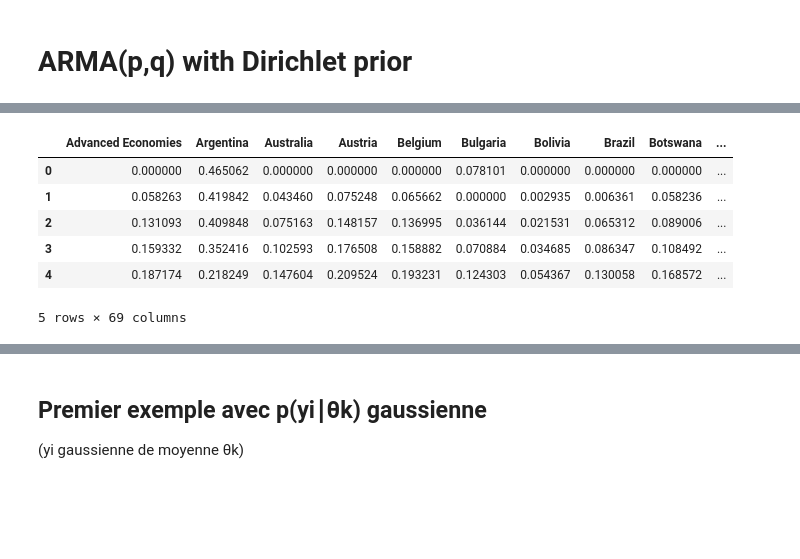
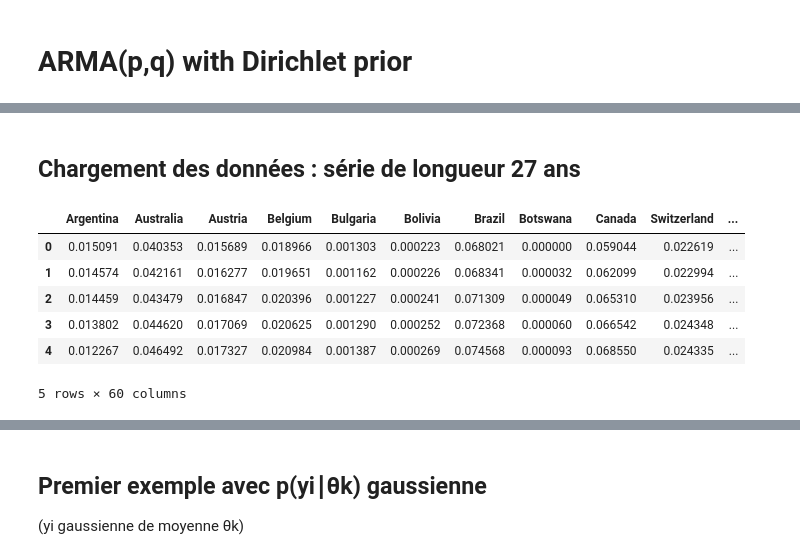
Before and after one commit to AminaManseur29/Bayesian_statistics_project, a Jupyter notebook: Model/Application_1.ipynb, the cells around one changed output, grey strips where cells are left out. Drawn from its saved outputs; the diff is of its cells as text; code cells hidden in the pictures; blank space fills up the shorter version.

Commit message:
Modifs preprocessing + application1
Suppression des colonnes qui ne correspondent pas à un pays (ex: advanced economies)

```diff
--- a/Model/Application_1.ipynb
+++ b/Model/Application_1.ipynb
@@ -12,3 +22,6 @@ import random
+# %% [markdown]
+## Chargement des données : série de longueur 27 ans
 # %%
-# 69 pays, longueur 27 ans (entre 1998 et 2024), normalisé entre 0 et 1
-GDP = pd.read_csv('../Data preprocessing/GDP_yearly_length_27_normalized')
+# N=60 pays, longueur T=27 ans (entre 1998 et 2024), normalisé entre 0 et 1 (par colonne et au global)
+GDP_27 = pd.read_csv('../Data preprocessing/GDP_yearly_27_colnormalized', index_col=0)
+GDP_global_27 = pd.read_csv('../Data preprocessing/GDP_yearly_27_global_normalized')
@@ -19,10 +28,10 @@ GDP = GDP.drop(GDP.columns[0], axis=1)
 # %%
-GDP.head()
+GDP_global_27.head()
 # %% [output]
-|  | Advanced Economies | Argentina | Australia | Austria | Belgium | Bulgaria | Bolivia | Brazil | Botswana | ... |
-| 0 | 0.000000 | 0.465062 | 0.000000 | 0.000000 | 0.000000 | 0.078101 | 0.000000 | 0.000000 | 0.000000 | ... |
-| 1 | 0.058263 | 0.419842 | 0.043460 | 0.075248 | 0.065662 | 0.000000 | 0.002935 | 0.006361 | 0.058236 | ... |
-| 2 | 0.131093 | 0.409848 | 0.075163 | 0.148157 | 0.136995 | 0.036144 | 0.021531 | 0.065312 | 0.089006 | ... |
-| 3 | 0.159332 | 0.352416 | 0.102593 | 0.176508 | 0.158882 | 0.070884 | 0.034685 | 0.086347 | 0.108492 | ... |
-| 4 | 0.187174 | 0.218249 | 0.147604 | 0.209524 | 0.193231 | 0.124303 | 0.054367 | 0.130058 | 0.168572 | ... |
+|  | Argentina | Australia | Austria | Belgium | Bulgaria | Bolivia | Brazil | Botswana | Canada | Switzerland | ... |
+| 0 | 0.015091 | 0.040353 | 0.015689 | 0.018966 | 0.001303 | 0.000223 | 0.068021 | 0.000000 | 0.059044 | 0.022619 | ... |
+| 1 | 0.014574 | 0.042161 | 0.016277 | 0.019651 | 0.001162 | 0.000226 | 0.068341 | 0.000032 | 0.062099 | 0.022994 | ... |
+| 2 | 0.014459 | 0.043479 | 0.016847 | 0.020396 | 0.001227 | 0.000241 | 0.071309 | 0.000049 | 0.065310 | 0.023956 | ... |
+| 3 | 0.013802 | 0.044620 | 0.017069 | 0.020625 | 0.001290 | 0.000252 | 0.072368 | 0.000060 | 0.066542 | 0.024348 | ... |
+| 4 | 0.012267 | 0.046492 | 0.017327 | 0.020984 | 0.001387 | 0.000269 | 0.074568 | 0.000093 | 0.068550 | 0.024335 | ... |
-5 rows × 69 columns
+5 rows × 60 columns
```
Also changed, not shown: parts of 10 cells of this notebook, 9 other files.
